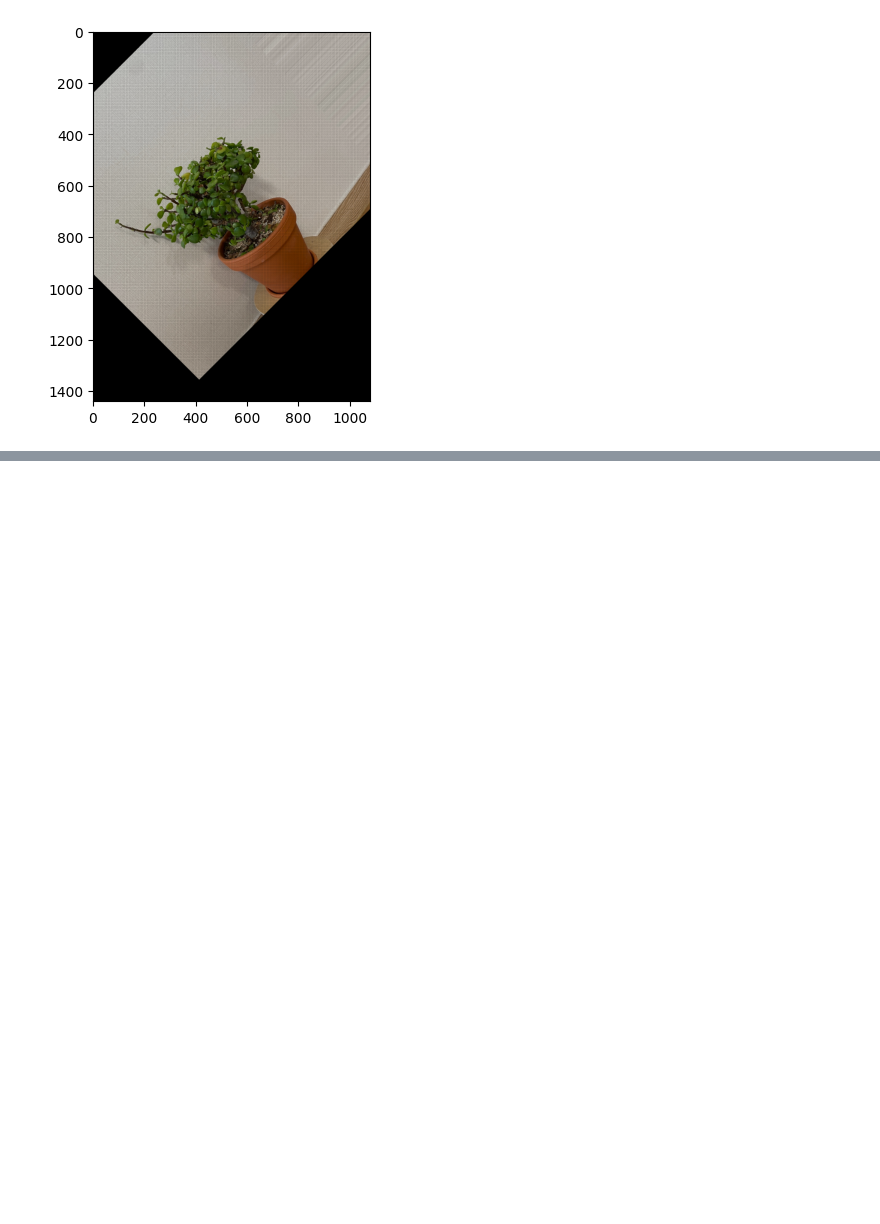
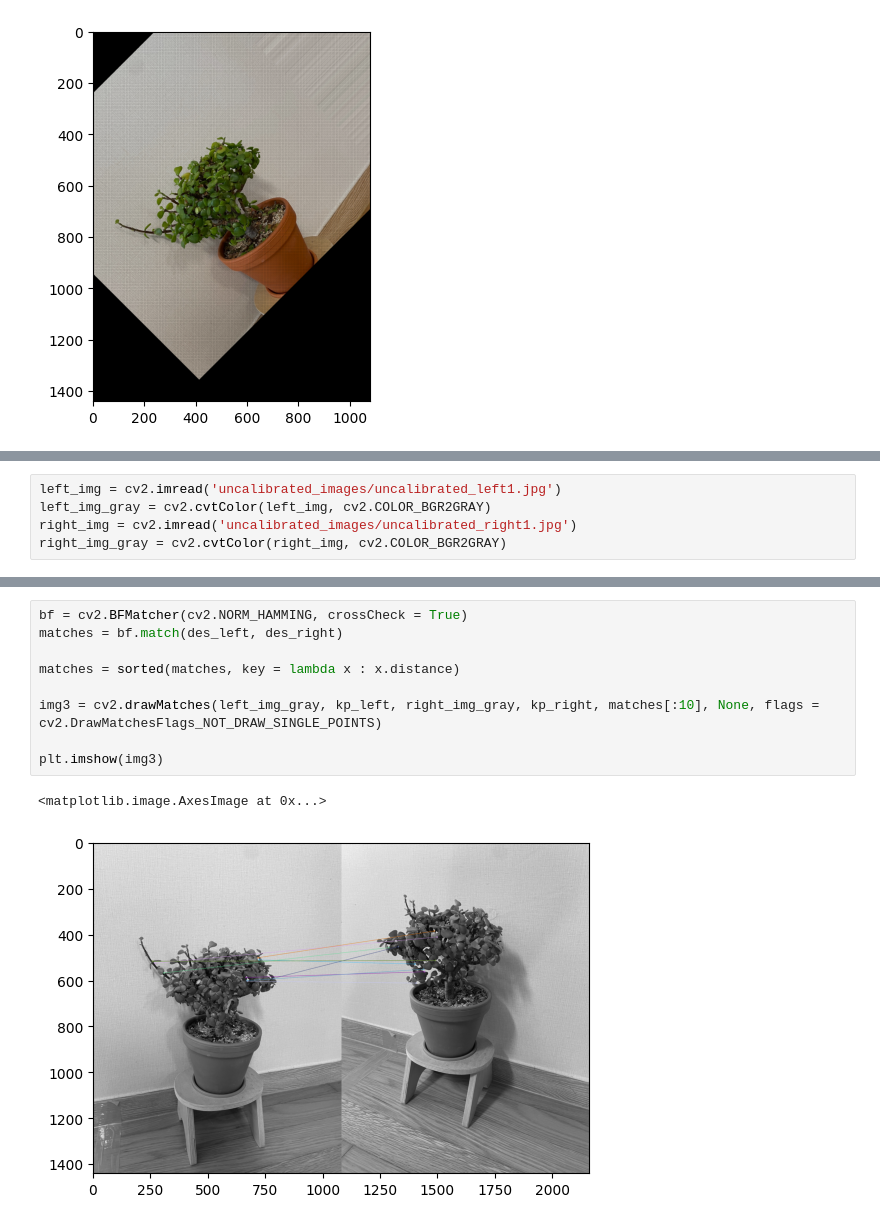
Before and after one commit to watanka/Depth-Estimation-without-cv2, a Jupyter notebook: step_by_step.ipynb, the cells around one changed output, grey strips where cells are left out. Saved outputs shown, nothing was run; the diff lists cells and outputs as text; blank space fills up the shorter version.

```diff
--- a/step_by_step.ipynb
+++ b/step_by_step.ipynb
@@ -106,0 +152,5 @@ x2.shape
+# %%
+left_img = cv2.imread('uncalibrated_images/uncalibrated_left1.jpg')
+left_img_gray = cv2.cvtColor(left_img, cv2.COLOR_BGR2GRAY)
+right_img = cv2.imread('uncalibrated_images/uncalibrated_right1.jpg')
+right_img_gray = cv2.cvtColor(right_img, cv2.COLOR_BGR2GRAY)
@@ -106,0 +173,12 @@ x2.shape
+# %%
+bf = cv2.BFMatcher(cv2.NORM_HAMMING, crossCheck = True)
+matches = bf.match(des_left, des_right)
+
+matches = sorted(matches, key = lambda x : x.distance)
+
+img3 = cv2.drawMatches(left_img_gray, kp_left, right_img_gray, kp_right, matches[:10], None, flags = cv2.DrawMatchesFlags_NOT_DRAW_SINGLE_POINTS)
+
+plt.imshow(img3)
+# %% [output]
+<matplotlib.image.AxesImage at 0x...>
+[figure, added]
```
Also changed, not shown: parts of 13 cells of this notebook.
